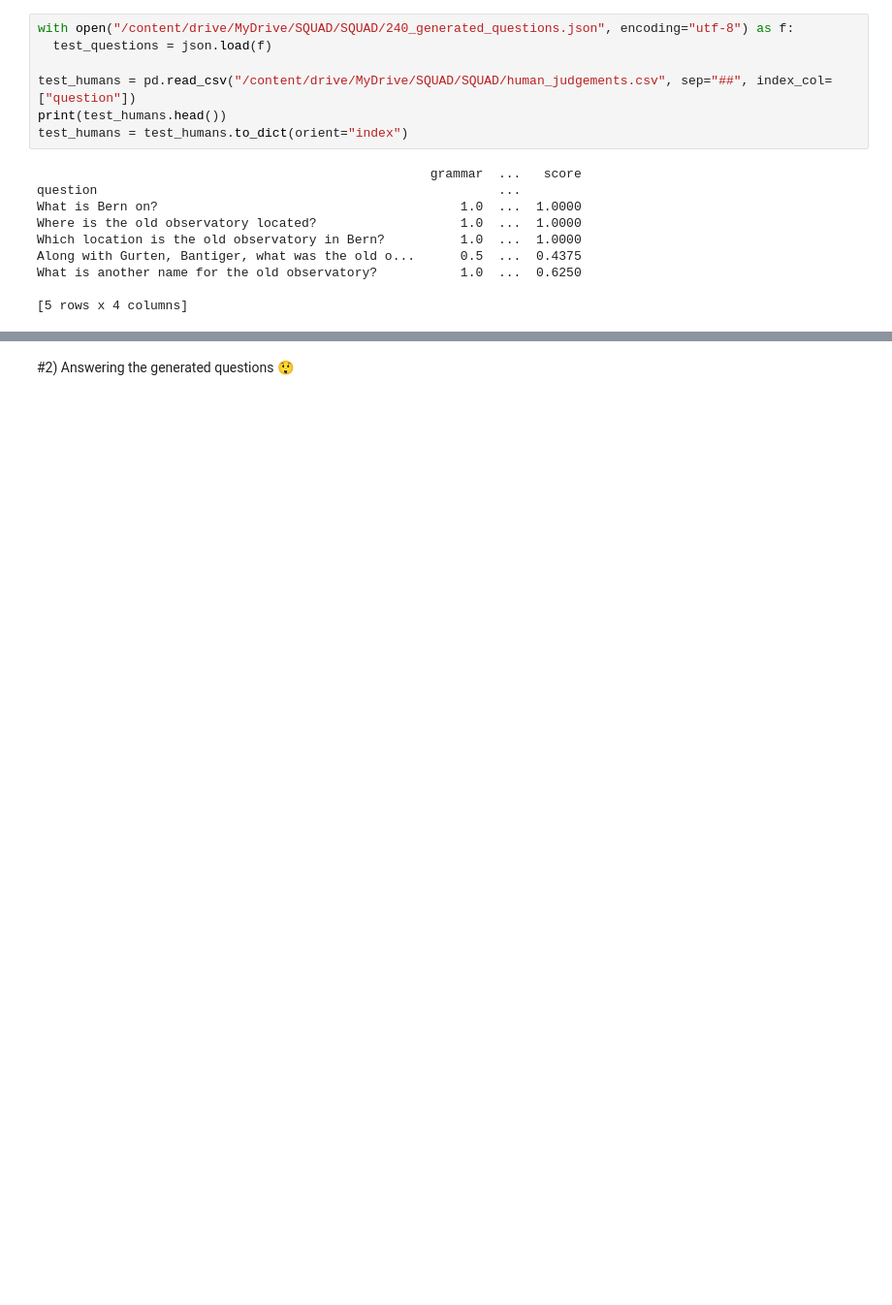
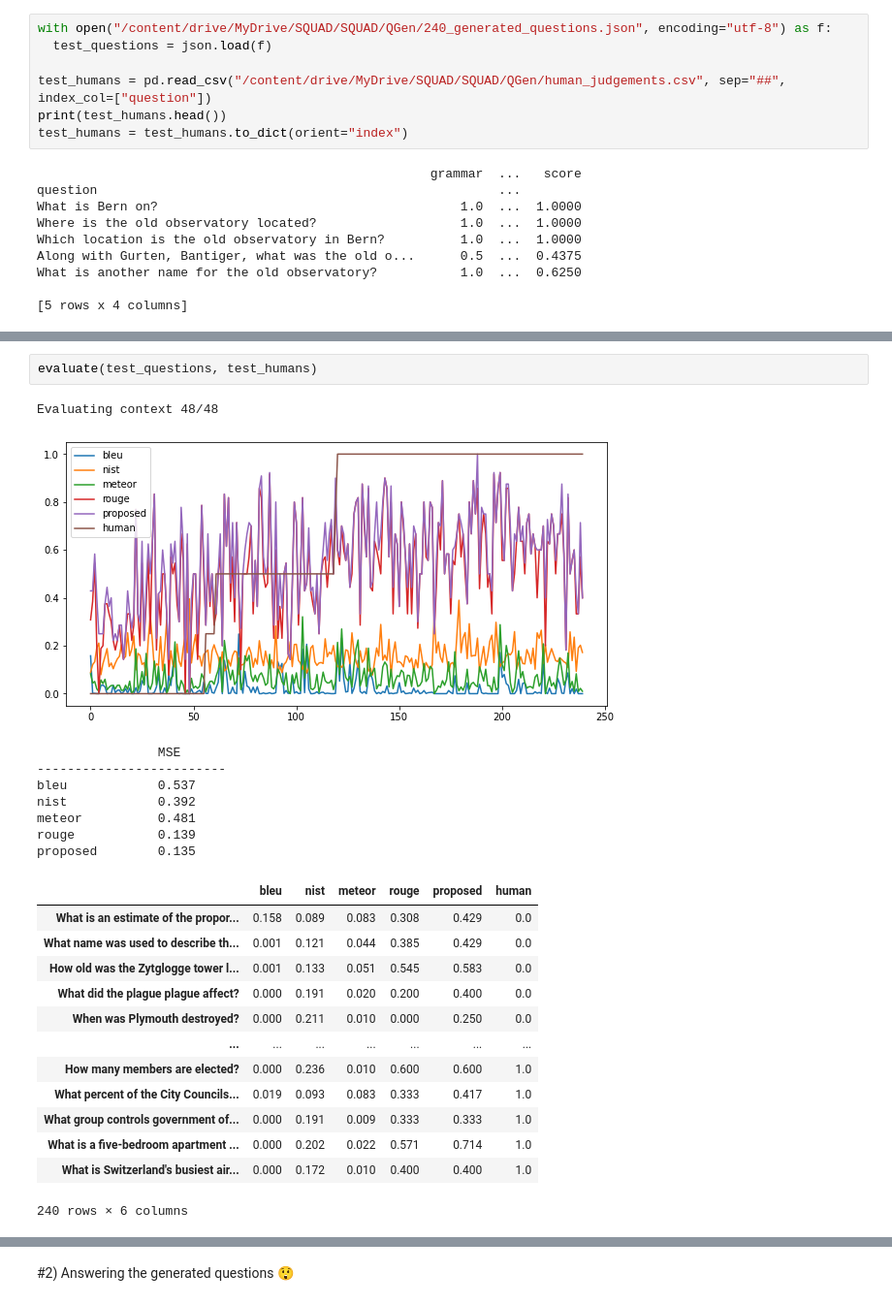
Before and after one commit to giuliofortini/NLP_SQuAD_Project, a Jupyter notebook: SQUAD_evaluating_questions.ipynb, the cells around one changed output, grey strips where cells are left out. Shown at 97% size. Saved outputs shown, nothing was run; the diff lists cells and outputs as text; blank space fills up the shorter version.

```diff
--- a/SQUAD_evaluating_questions.ipynb
+++ b/SQUAD_evaluating_questions.ipynb
@@ -297,10 +321,10 @@ human           0.0
 # %% [markdown]
 ## Evaluating the Test Set
 # %%
-with open("/content/drive/MyDrive/SQUAD/SQUAD/240_generated_questions.json", encoding="utf-8") as f:
+with open("/content/drive/MyDrive/SQUAD/SQUAD/QGen/240_generated_questions.json", encoding="utf-8") as f:
   test_questions = json.load(f)
 
-test_humans = pd.read_csv("/content/drive/MyDrive/SQUAD/SQUAD/human_judgements.csv", sep="##", index_col=["question"])
+test_humans = pd.read_csv("/content/drive/MyDrive/SQUAD/SQUAD/QGen/human_judgements.csv", sep="##", index_col=["question"])
 print(test_humans.head())
 test_humans = test_humans.to_dict(orient="index")
 # %% [output]
@@ -363,0 +340,25 @@ human           0.0
+# %%
+evaluate(test_questions, test_humans)
+# %% [output]
+Evaluating context 48/48
+[figure, added]
+                MSE
+-------------------------
+bleu            0.537
+nist            0.392
+meteor          0.481
+rouge           0.139
+proposed        0.135
+|  | bleu | nist | meteor | rouge | proposed | human |
+| What is an estimate of the propor... | 0.158 | 0.089 | 0.083 | 0.308 | 0.429 | 0.0 |
+| What name was used to describe th... | 0.001 | 0.121 | 0.044 | 0.385 | 0.429 | 0.0 |
+| How old was the Zytglogge tower l... | 0.001 | 0.133 | 0.051 | 0.545 | 0.583 | 0.0 |
+| What did the plague plague affect? | 0.000 | 0.191 | 0.020 | 0.200 | 0.400 | 0.0 |
+| When was Plymouth destroyed? | 0.000 | 0.211 | 0.010 | 0.000 | 0.250 | 0.0 |
+| ... | ... | ... | ... | ... | ... | ... |
+| How many members are elected? | 0.000 | 0.236 | 0.010 | 0.600 | 0.600 | 1.0 |
+| What percent of the City Councils... | 0.019 | 0.093 | 0.083 | 0.333 | 0.417 | 1.0 |
+| What group controls government of... | 0.000 | 0.191 | 0.009 | 0.333 | 0.333 | 1.0 |
+| What is a five-bedroom apartment ... | 0.000 | 0.202 | 0.022 | 0.571 | 0.714 | 1.0 |
+| What is Switzerland's busiest air... | 0.000 | 0.172 | 0.010 | 0.400 | 0.400 | 1.0 |
+240 rows × 6 columns
```
Also changed, not shown: parts of 24 cells of this notebook.
